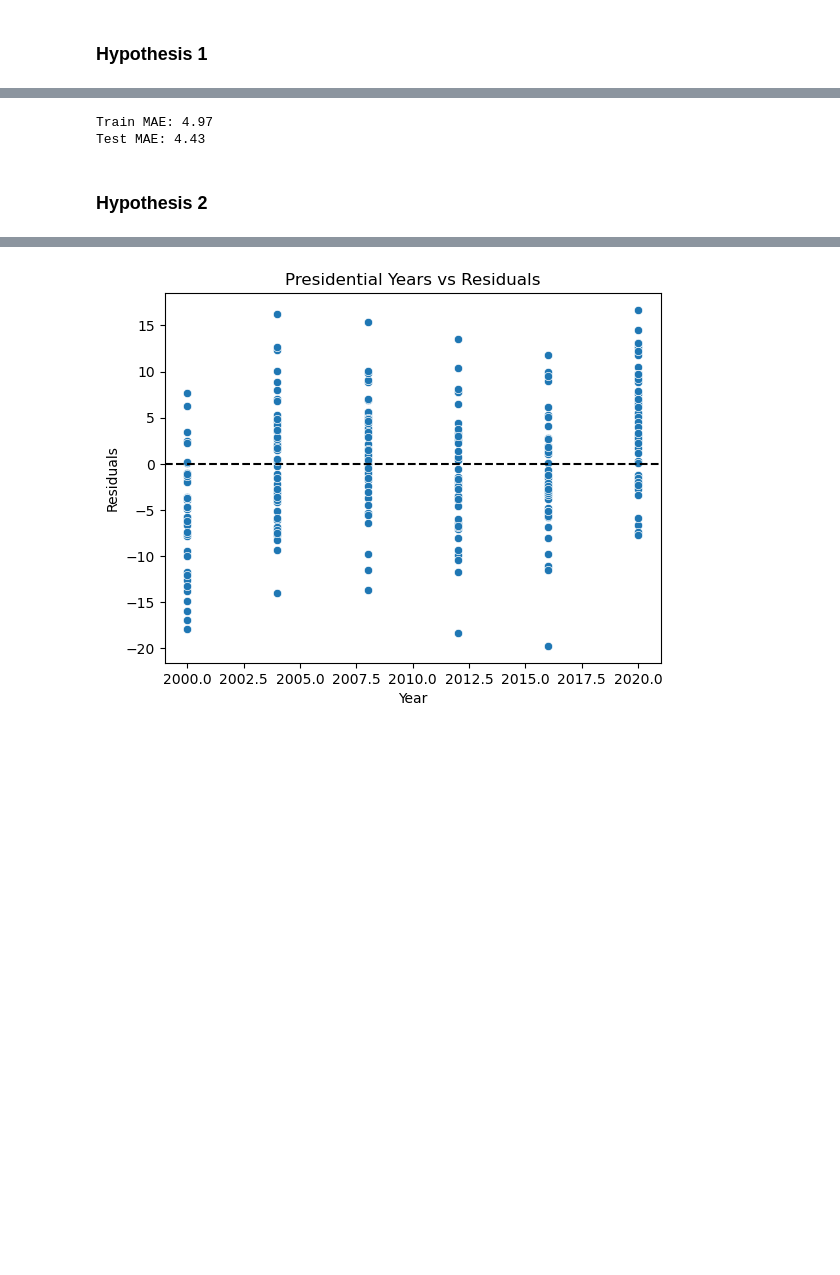
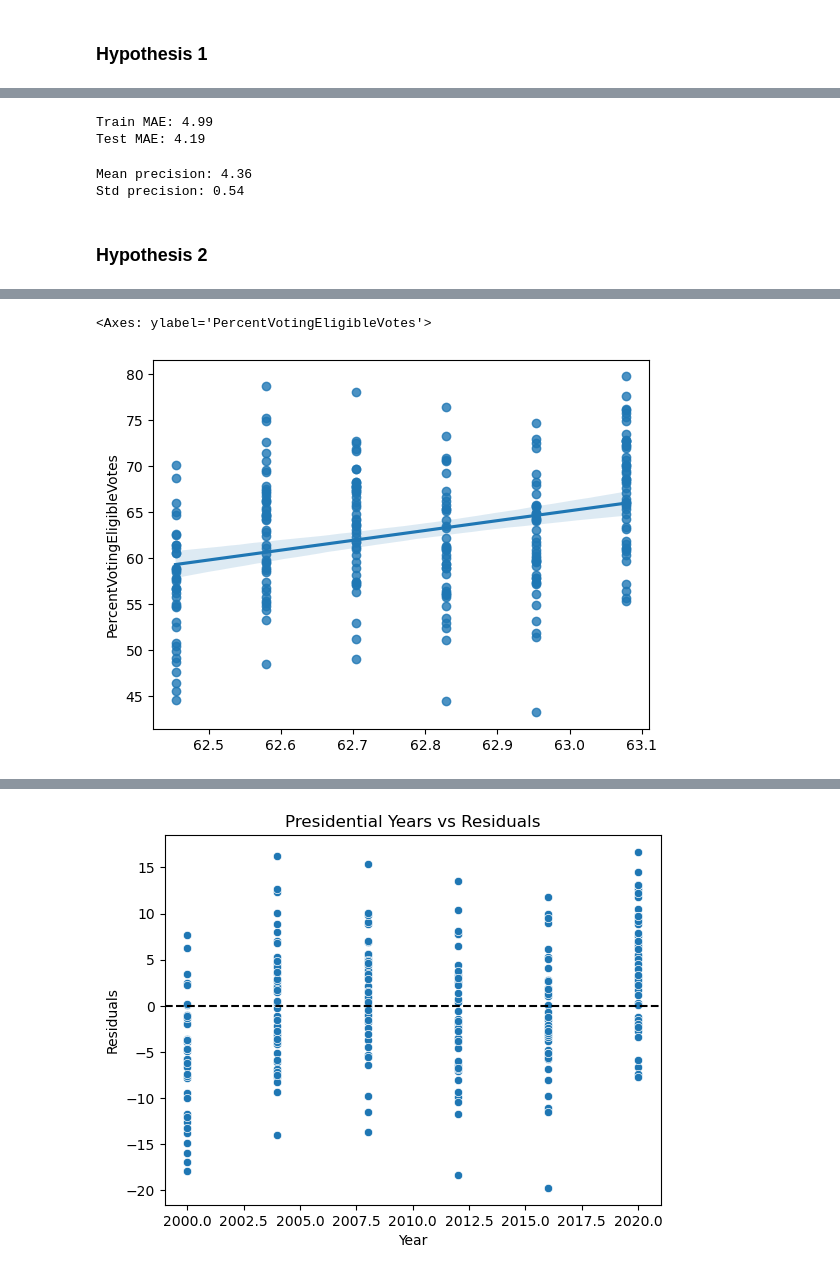
Before and after one commit to nikhilc52/info2950, a Jupyter notebook: ElectionDemographicsPhaseIV.ipynb, the cells around one changed output, grey strips where cells are left out. Drawn from its saved outputs; the diff is of its cells as text; code cells hidden in the pictures; blank space fills up the shorter version.

```diff
--- a/ElectionDemographicsPhaseIV.ipynb
+++ b/ElectionDemographicsPhaseIV.ipynb
@@ -96,9 +95,22 @@ Test RMSE: 5.53
 # %%
 print(f"Train MAE: {round(mean_absolute_error(demographics_train['PercentVotingEligibleVotes'], train_predictions), 2)}")
-print(f"Test MAE: {round(mean_absolute_error(demographics_test['PercentVotingEligibleVotes'], test_predictions), 2)}\n")
+print(f"Test MAE: {round(mean_absolute_error(demographics_test['PercentVotingEligibleVotes'], test_predictions), 2)}")
 # %% [output]
-Train MAE: 4.97
-Test MAE: 4.43
+Train MAE: 4.99
+Test MAE: 4.19
+# %%
+from sklearn.linear_model import LinearRegression
+
+kf = KFold(n_splits=6,shuffle=False, random_state=None)
+
+precision_cv = cross_val_score(estimator=LinearRegression(),X=demographics_train[columns],
+                               y=demographics_train['PercentVotingEligibleVotes'], cv=kf, scoring="neg_median_absolute_error")
+
+print(f"Mean precision: {round(-1*precision_cv.mean(),2)}")
+print(f"Std precision: {round(precision_cv.std(),2)}")
+# %% [output]
+Mean precision: 4.36
+Std precision: 0.54
 # %% [markdown]
 ### Hypothesis 2
 # %%
@@ -109,7 +121,7 @@ x=demographics_presidential['Year']
 presidential_model = sm.OLS(demographics_presidential['PercentVotingEligibleVotes'],x).fit()
 print(presidential_model.summary())
 
-# sns.lmplot(demographics_presidential, x='Year',y='PercentVotingEligibleVotes')
+sns.regplot(x=presidential_model.predict(),y=demographics_presidential['PercentVotingEligibleVotes'])
 # %% [output]
                                      OLS Regression Results
 ===============================================================================================
@@ -121,13 +133,15 @@ Time:                                22:06:24   Log-Likelihood:
 No. Observations:                         266   AIC:                                      1781.
 Df Residuals:                             265   BIC:                                      1784.
 Df Model:                                   1
 Covariance Type:                    nonrobust
 ==============================================================================
 ... (9 lines left out)
 
 Notes:
 [1] R² is computed without centering (uncentered) since the model does not contain a constant.
 [2] Standard Errors assume that the covariance matrix of the errors is correctly specified.
+<Axes: ylabel='PercentVotingEligibleVotes'>
+[figure, added]
 # %%
 x=demographics_midterm['Year']
 midterm_model = sm.OLS(demographics_midterm['PercentVotingEligibleVotes'],x).fit()
```
Also changed, not shown: parts of 9 cells of this notebook, 3 other files.
